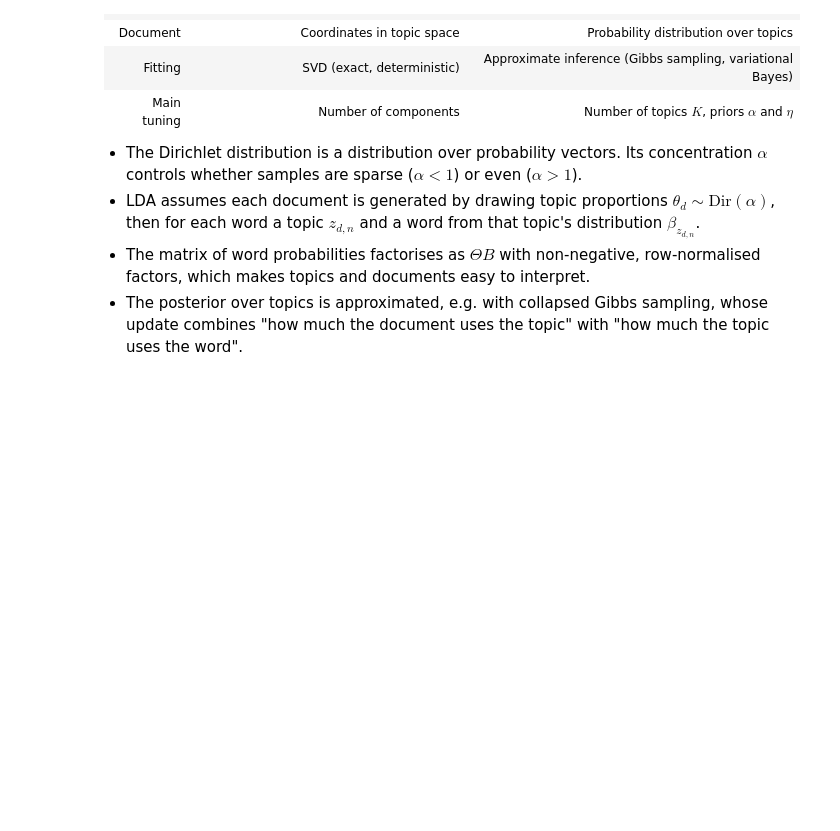
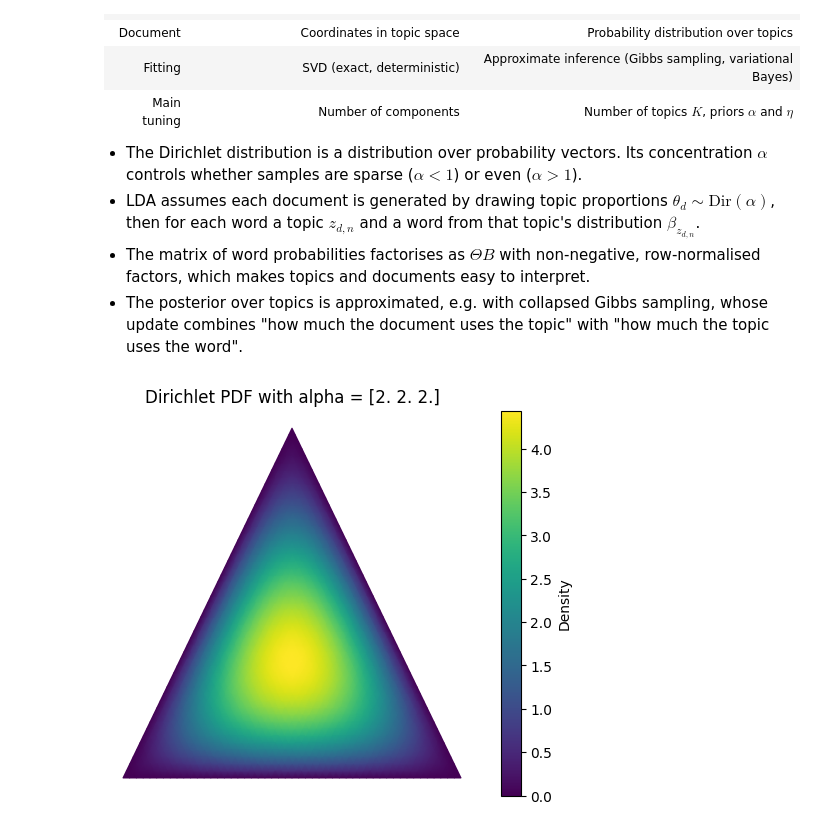
Before and after one commit to febse/ta, a Jupyter notebook: 02-06-Latent-Dirichlet-Allocation.ipynb, the cells around one changed output. Drawn from its saved outputs; the diff is of its cells as text; code cells hidden in the pictures; blank space fills up the shorter version.

```diff
--- a/02-06-Latent-Dirichlet-Allocation.ipynb
+++ b/02-06-Latent-Dirichlet-Allocation.ipynb
@@ -578,3 +578,49 @@ On this small corpus (fewer than 300 articles) the held-out perplexity is lowest
 - LDA assumes each document is generated by drawing topic proportions $\theta_d \sim \text{Dir}(\alpha)$, then for each word a topic $z_{d,n}$ and a word from that topic's distribution $\beta_{z_{d,n}}$.
 - The matrix of word probabilities factorises as $\Theta B$ with non-negative, row-normalised factors, which makes topics and documents easy to interpret.
 - The posterior over topics is approximated, e.g. with collapsed Gibbs sampling, whose update combines "how much the document uses the topic" with "how much the topic uses the word".
+# %%
+import numpy as np
+import matplotlib.pyplot as plt
+from scipy.stats import dirichlet
+
+# Define parameters alpha for a 3-variable Dirichlet distribution
+alpha = np.array([2.0, 2.0, 2.0]) # Try changing to [0.5, 0.5, 0.5] or [5.0, 1.0, 1.0]
+
+# Generate points on the simplex
+# (Using a grid over barycentric coordinates)
+def draw_dirichlet_triangle(alpha):
+    # Setup grid for ternary plot
+    n_points = 50
+    points = []
+    values = []
+
+    for i in range(n_points + 1):
+        for j in range(n_points + 1 - i):
+            k = n_points - i - j
+            x = np.array([i, j, k]) / n_points
+            # Exclude strict zeros to avoid log/boundary issues if needed, or evaluate PDF directly
+            if np.all(x >= 0):
+                points.append(x)
+                values.append(dirichlet.pdf(x, alpha))
+
+    points = np.array(points)
+    values = np.array(values)
+
+    # Convert barycentric coordinates to Cartesian coordinates for plotting
+    # Vertex 1: (0.5, sqrt(3)/2), Vertex 2: (0, 0), Vertex 3: (1, 0)
+    v1 = np.array([0.5, np.sqrt(3)/2])
+    v2 = np.array([0.0, 0.0])
+    v3 = np.array([1.0, 0.0])
+
+    cart_coords = points[:, 0, None] * v1 + points[:, 1, None] * v2 + points[:, 2, None] * v3
+
+    plt.figure(figsize=(6, 5))
+    plt.tripcolor(cart_coords[:, 0], cart_coords[:, 1], values, shading='gouraud', cmap='viridis')
+    plt.colorbar(label='Density')
+    plt.title(f'Dirichlet PDF with alpha = {alpha}')
+    plt.axis('off')
+    plt.show()
+
+draw_dirichlet_triangle(alpha)
+# %% [output]
+[figure, added]
```
Also changed, not shown: 3 other files.
